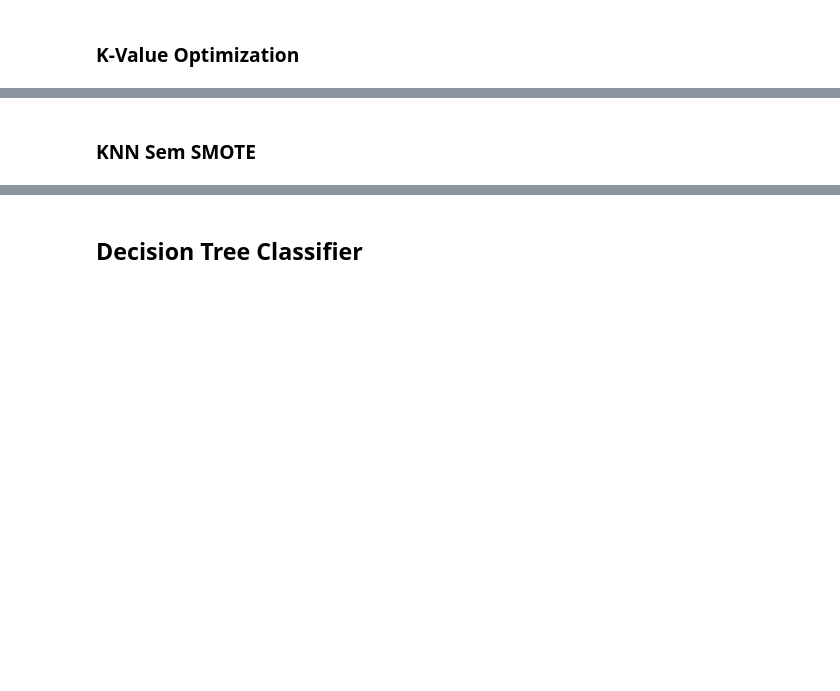
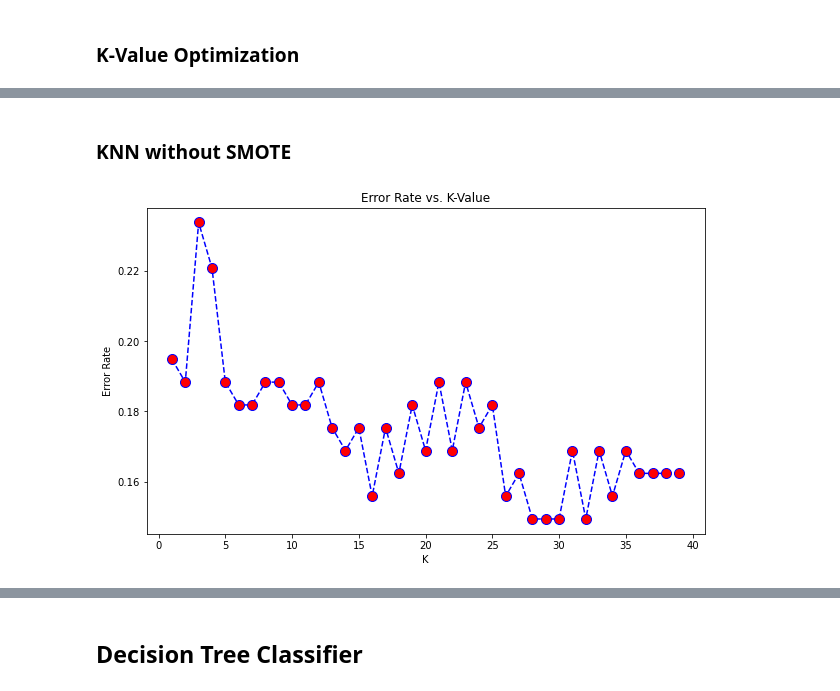
Before and after one commit to cfascina/rtaps, a Jupyter notebook: projects/diabetes-prediction/main.ipynb, the cells around one changed output, grey strips where cells are left out. Saved outputs shown, nothing was run; the diff lists cells and outputs as text; code cells hidden in the pictures; blank space fills up the shorter version.

```diff
--- a/projects/diabetes-prediction/main.ipynb
+++ b/projects/diabetes-prediction/main.ipynb
@@ -538,14 +581,11 @@ plt.ylabel('Error Rate')
 # %%
-knn = KNeighborsClassifier(n_neighbors=9, weights='distance',p=1)
+knn = KNeighborsClassifier(n_neighbors = 9, weights = 'distance', p = 1)
+knn.fit(xTraining_s, yTraining_s)
+pred = knn.predict(xTest_s)
 
-knn.fit(Xs_train,ys_train)
-pred = knn.predict(Xs_test)
+cm_knn = confusion_matrix(yTest_s, pred)
+print('With k = 32. Confusion Matrix:')
+print(cm_knn)
 
-print('WITH K=31')
-print('\n')
-print('Confusion Matrix')
-cm_knn = confusion_matrix(ys_test,pred)
-print(cm_knn)
-print('\n')
-rpt_knn = classification_report(ys_test,pred)
+rpt_knn = classification_report(yTest_s, pred)
 print(rpt_knn)
@@ -552,19 +604,27 @@ print(rpt_knn)
 # %% [markdown]
-### KNN Sem SMOTE
+### KNN without SMOTE
 # %%
-error_rate = []
+errorRate = []
 
-for i in range(1,40):
+for i in range(1, 40):
+    knn = KNeighborsClassifier(n_neighbors = i)
+    knn.fit(xTraining, yTraining)
+    iPred = knn.predict(xTest)
+    errorRate.append(np.mean(iPred != yTest))
 
-    knn = KNeighborsClassifier(n_neighbors=i)
-    knn.fit(X_train,y_train)
-    pred_i = knn.predict(X_test)
-    error_rate.append(np.mean(pred_i != y_test))
-
-plt.figure(figsize=(10,6))
-plt.plot(range(1,40),error_rate,color='blue', linestyle='dashed', marker='o',
-         markerfacecolor='red', markersize=10)
-plt.title('Error Rate vs. K Value')
+plt.figure(figsize = (10, 6))
+plt.plot(
+    range(1, 40),
+    errorRate,
+    color = 'blue',
+    linestyle = 'dashed',
+    marker = 'o',
+    markerfacecolor = 'red',
+    markersize = 10
+)
+plt.title('Error Rate vs. K-Value')
 plt.xlabel('K')
-plt.ylabel('Error Rate')
+plt.ylabel('Error Rate');
+# %% [output]
+[figure, added]
 # %%
```
Also changed, not shown: parts of 48 cells of this notebook, 3 other files.
